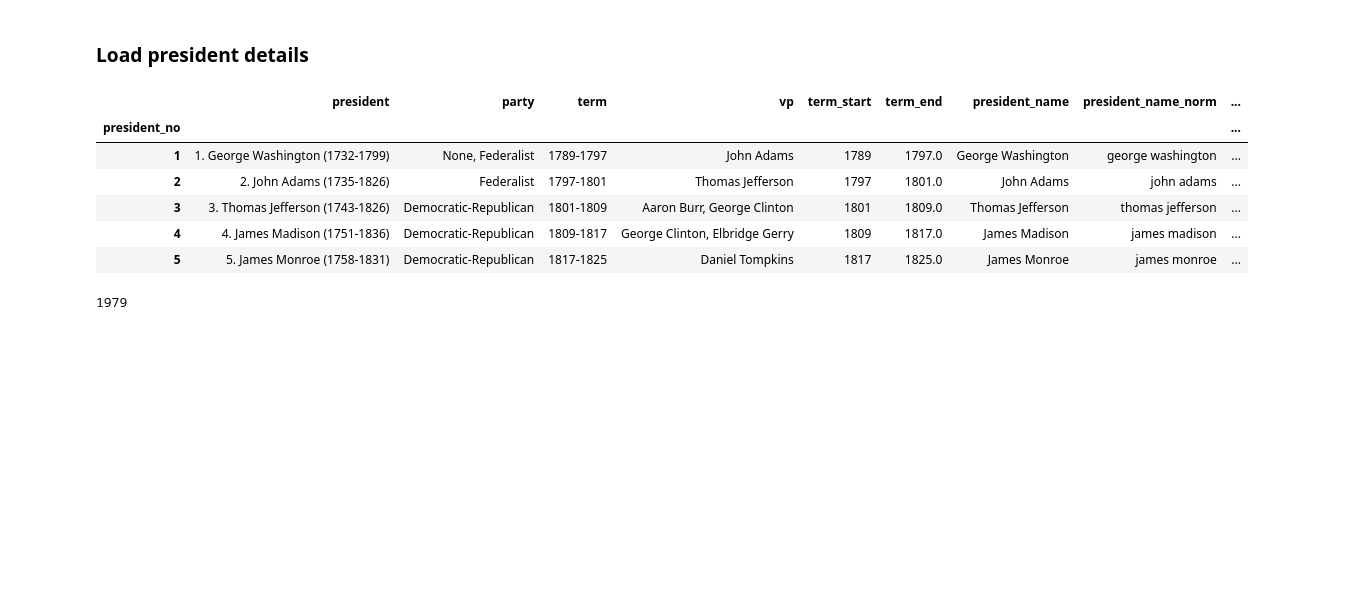
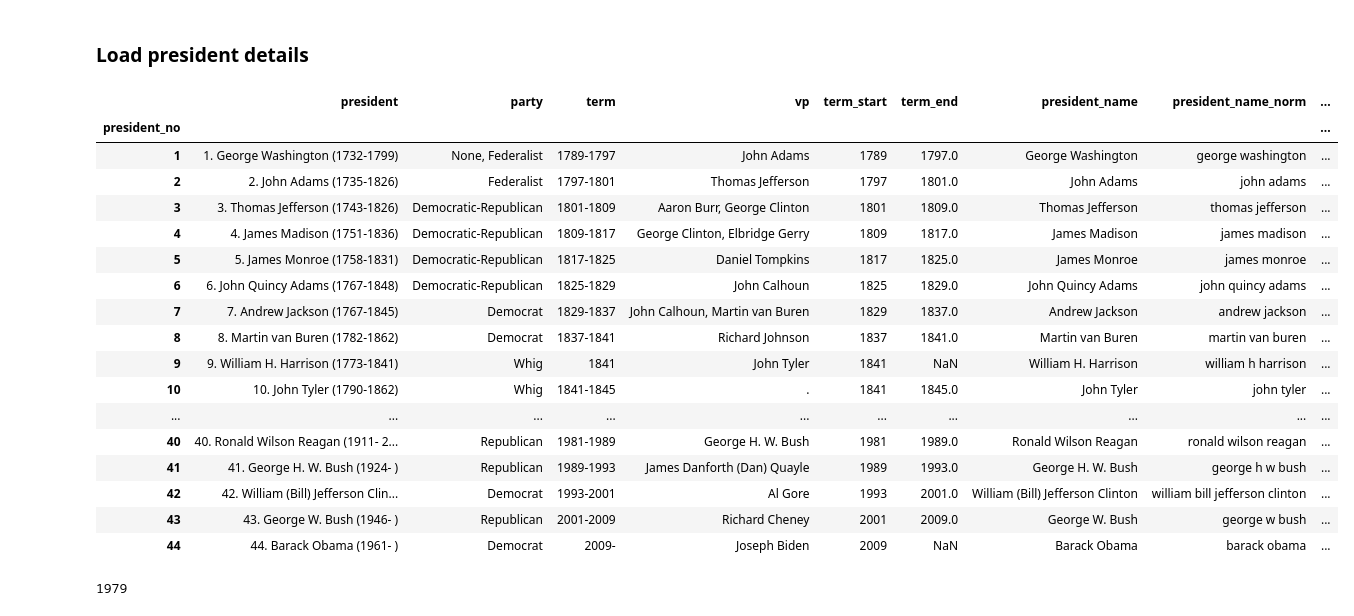
Before and after one commit to rtlee9/state-of-the-union, a Jupyter notebook: parse_speeches.ipynb, the cells around one changed output. Saved outputs shown, nothing was run; the diff lists cells and outputs as text; code cells hidden in the pictures; blank space fills up the shorter version.

```diff
--- a/parse_speeches.ipynb
+++ b/parse_speeches.ipynb
@@ -19,15 +20,27 @@ scipy.sparse.sparsetools is a private module for scipy.sparse, and should not be
 ### Load president details
 # %%
 prez_dets = pd.read_csv('prez_list.csv', index_col='president_no')
-prez_dets.head()
+prez_dets.drop_duplicates('president_name', inplace=True)
+prez_dets
 # %% [output]
 |  | president | party | term | vp | term_start | term_end | president_name | president_name_norm | ... |
 | president_no |  |  |  |  |  |  |  |  | ... |
 | 1 | 1. George Washington (1732-1799) | None, Federalist | 1789-1797 | John Adams | 1789 | 1797.0 | George Washington | george washington | ... |
 | 2 | 2. John Adams (1735-1826) | Federalist | 1797-1801 | Thomas Jefferson | 1797 | 1801.0 | John Adams | john adams | ... |
 | 3 | 3. Thomas Jefferson (1743-1826) | Democratic-Republican | 1801-1809 | Aaron Burr, George Clinton | 1801 | 1809.0 | Thomas Jefferson | thomas jefferson | ... |
 | 4 | 4. James Madison (1751-1836) | Democratic-Republican | 1809-1817 | George Clinton, Elbridge Gerry | 1809 | 1817.0 | James Madison | james madison | ... |
 | 5 | 5. James Monroe (1758-1831) | Democratic-Republican | 1817-1825 | Daniel Tompkins | 1817 | 1825.0 | James Monroe | james monroe | ... |
+| 6 | 6. John Quincy Adams (1767-1848) | Democratic-Republican | 1825-1829 | John Calhoun | 1825 | 1829.0 | John Quincy Adams | john quincy adams | ... |
+| 7 | 7. Andrew Jackson (1767-1845) | Democrat | 1829-1837 | John Calhoun, Martin van Buren | 1829 | 1837.0 | Andrew Jackson | andrew jackson | ... |
+| 8 | 8. Martin van Buren (1782-1862) | Democrat | 1837-1841 | Richard Johnson | 1837 | 1841.0 | Martin van Buren | martin van buren | ... |
+| 9 | 9. William H. Harrison (1773-1841) | Whig | 1841 | John Tyler | 1841 | NaN | William H. Harrison | william h harrison | ... |
+| 10 | 10. John Tyler (1790-1862) | Whig | 1841-1845 | . | 1841 | 1845.0 | John Tyler | john tyler | ... |
+| ... | ... | ... | ... | ... | ... | ... | ... | ... | ... |
+| 40 | 40. Ronald Wilson Reagan (1911- 2... | Republican | 1981-1989 | George H. W. Bush | 1981 | 1989.0 | Ronald Wilson Reagan | ronald wilson reagan | ... |
+| 41 | 41. George H. W. Bush (1924- ) | Republican | 1989-1993 | James Danforth (Dan) Quayle | 1989 | 1993.0 | George H. W. Bush | george h w bush | ... |
+| 42 | 42. William (Bill) Jefferson Clin... | Democrat | 1993-2001 | Al Gore | 1993 | 2001.0 | William (Bill) Jefferson Clinton | william bill jefferson clinton | ... |
+| 43 | 43. George W. Bush (1946- ) | Republican | 2001-2009 | Richard Cheney | 2001 | 2009.0 | George W. Bush | george w bush | ... |
+| 44 | 44. Barack Obama (1961- ) | Democrat | 2009- | Joseph Biden | 2009 | NaN | Barack Obama | barack obama | ... |
 # %%
 speech_dt = datetime.strptime('January 25, 1979', '%B %d, %Y')
 speech_yr = speech_dt.year
```
Also changed, not shown: parts of 30 cells of this notebook, 1 other file.
